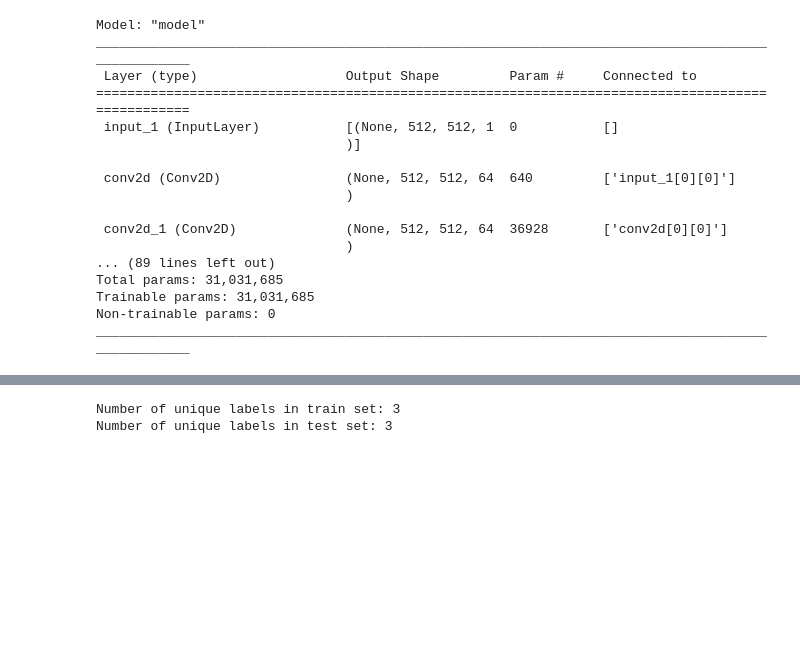
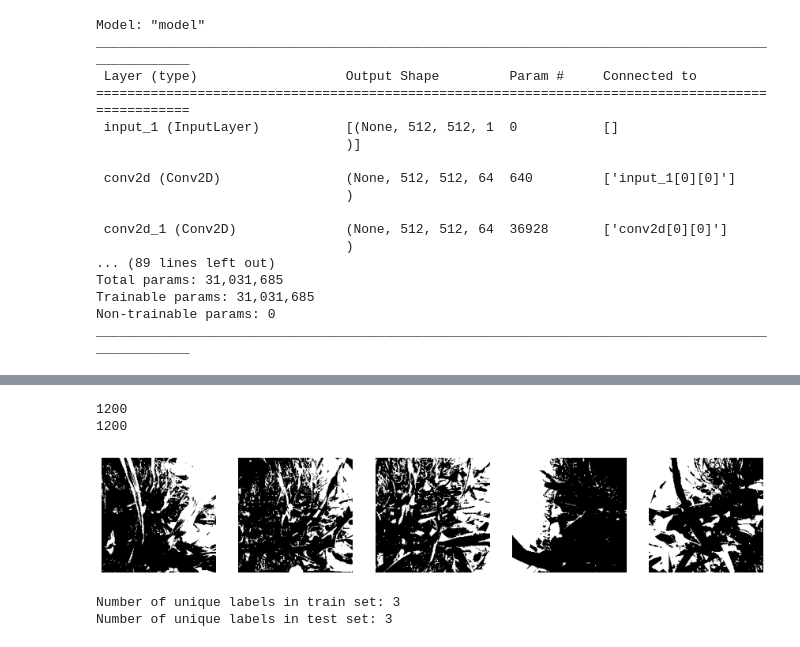
Before and after one commit to vlattko/nitro, a Jupyter notebook: unet.ipynb, the cells around one changed output, grey strips where cells are left out. Saved outputs shown, nothing was run; the diff lists cells and outputs as text; code cells hidden in the pictures; blank space fills up the shorter version.

Commit message:
add some kmeans masks

```diff
--- a/unet.ipynb
+++ b/unet.ipynb
@@ -40,3 +45,5 @@ s=(512,512)
+# %%
+s=(200,200)
 # %%
 dir=os.path.join(os.getcwd(), 'Images')
 image_directory = os.path.join(dir, 'resized')
@@ -134,5 +294,5 @@ ________________________________________________________________________________
 # %%
-def load_images(directory, batch_size=100):
+'''def load_images(directory, batch_size=100):
     images = []
     labels = []
     for i, filename in enumerate(os.listdir(directory)):
@@ -162,5 +322,5 @@ def load_images(directory, batch_size=100):
 
             yield images, labels
             images = []
-            labels = []
+            labels = []'''
 # %%
@@ -219,0 +383,50 @@ test_labels = tf.convert_to_tensor(test_labels)
+# %%
+
+# Reshape the images and masks back to 4D
+balanced_images = tf.reshape(balanced_images, (-1, s[0], s[1], 3))
+balanced_masks = tf.reshape(balanced_masks, (-1, s[0], s[1], 1))  # Reshape the masks
+
+print(balanced_images.shape[0])
+print(balanced_labels.shape[0])
+# %% [output]
+1200
+1200
+# %%
+# Split the data into training and test sets
+sss = StratifiedShuffleSplit(n_splits=1, test_size=0.2, random_state=42)
+train_indices, test_indices = next(sss.split(balanced_images.numpy(), balanced_labels))
+
+train_images = tf.gather(balanced_images, train_indices)
+test_images = tf.gather(balanced_images, test_indices)
+train_labels = tf.gather(balanced_labels, train_indices)
+test_labels = tf.gather(balanced_labels, test_indices)
+
+# Split the masks into training and test sets
+train_masks = tf.gather(all_masks, train_indices)
+test_masks = tf.gather(all_masks, test_indices)
+
+# Convert the data back to TensorFlow tensors
+train_images = tf.convert_to_tensor(train_images)
+test_images = tf.convert_to_tensor(test_images)
+train_labels = tf.convert_to_tensor(train_labels)
+test_labels = tf.convert_to_tensor(test_labels)
+
+# Convert the masks back to TensorFlow tensors
+train_masks = tf.convert_to_tensor(train_masks)
+test_masks = tf.convert_to_tensor(test_masks)
+# %%
+# Reshape the masks back to original shape
+train_masks_plot = tf.reshape(train_masks, (-1, s[0], s[1], 3))
+
+# Select 5 random indices from train_masks
+random_indices = np.random.choice(train_masks_plot.shape[0], size=5, replace=False)
+
+# Plot the masks
+fig, axes = plt.subplots(1, 5, figsize=(15, 3))
+for i, idx in enumerate(random_indices):
+    # Display the first channel of the mask
+    axes[i].imshow(train_masks_plot[idx, :, :, 0], cmap='gray')
+    axes[i].axis('off')
+plt.show()
+# %% [output]
+[figure, added]
```
Also changed, not shown: parts of 23 cells of this notebook.
